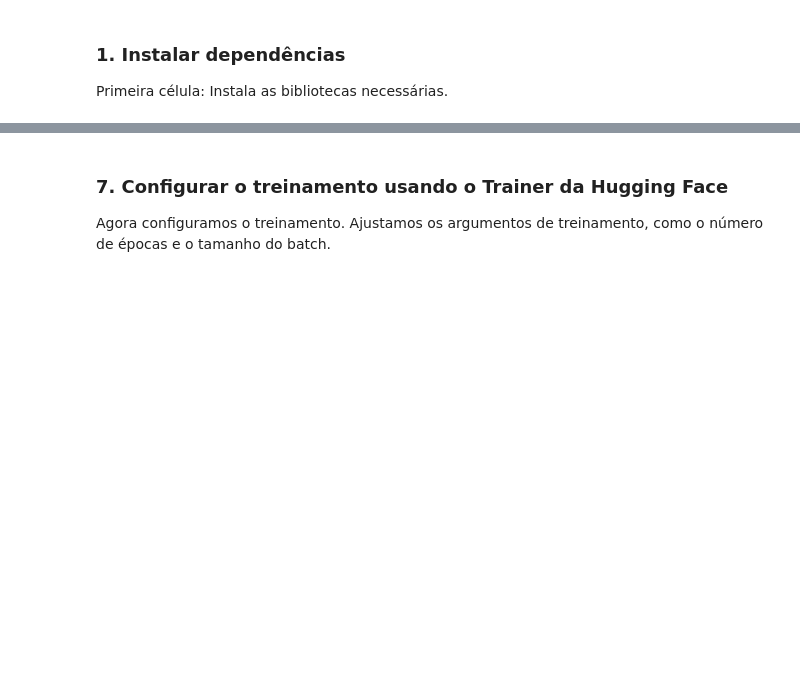
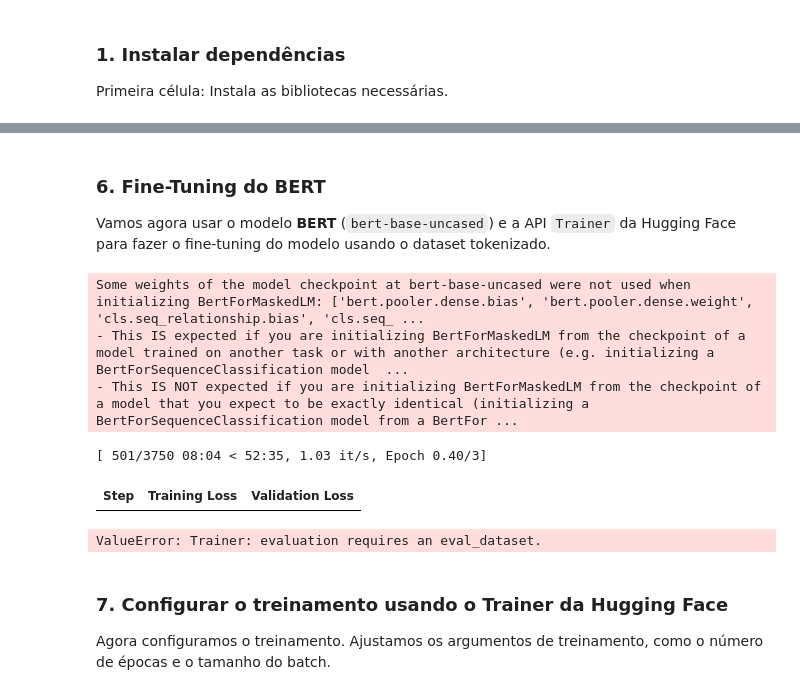
Before and after one commit to guilherme-argentino/fiap-ia4devs-techchallenge-fase3, a Jupyter notebook: Fase3_TechChallenge.ipynb, the cells around one changed output, grey strips where cells are left out. Drawn from its saved outputs; the diff is of its cells as text; code cells hidden in the pictures; blank space fills up the shorter version.

```diff
--- a/Fase3_TechChallenge.ipynb
+++ b/Fase3_TechChallenge.ipynb
@@ -19,11 +37,11 @@ Usando o pandas para carregar o arquivo `trn.json` no formato JSONL. Certifique-
 # %%
-import pandas as pd
+from datasets import load_dataset
 
 # Carregar o arquivo trn.json
-jsonl_file = '/content/trn.json'  # Ajuste o caminho conforme necessário
+jsonl_file = '/content/drive/MyDrive/FIAP/1IADT/Fase-3/LF-Amazon-1.3M/trn.json'  # Ajuste o caminho conforme necessário
 
 # Ler o arquivo jsonl com pandas
-df = pd.read_json(jsonl_file, lines=True)
+dataset = load_dataset('json', data_files=jsonl_file, split='train', streaming=True)
 
 # Exibir uma amostra dos dados
-df.head()
+print(next(iter(dataset)))
@@ -86,0 +103,8 @@ model = AutoModelForSequenceClassification.from_pretrained("bert-base-uncased",
+# %%
+from datasets import Dataset
+
+# Converter os dados tokenizados em um Dataset da Hugging Face
+hf_dataset = Dataset.from_list(dados_tokenizados)
+
+# Mostrar um exemplo do dataset
+hf_dataset[0]
@@ -87,3 +129,41 @@ model = AutoModelForSequenceClassification.from_pretrained("bert-base-uncased",
+# %% [markdown]
+### 6. Fine-Tuning do BERT
+Vamos agora usar o modelo **BERT** (`bert-base-uncased`) e a API `Trainer` da Hugging Face para fazer o fine-tuning do modelo usando o dataset tokenizado.
+# %%
+from transformers import BertForMaskedLM, Trainer, TrainingArguments
+
+# Carregar o modelo BERT para Masked Language Modeling
+model = BertForMaskedLM.from_pretrained("bert-base-uncased")
+
+# Definir os argumentos de treinamento
+training_args = TrainingArguments(
+    output_dir="./results",
+    evaluation_strategy="steps",
+    per_device_train_batch_size=8,
+    per_device_eval_batch_size=8,
+    logging_dir="./logs",
+    logging_steps=500,
+    save_steps=1000,
+    num_train_epochs=3,
+    save_total_limit=2,
+)
+
+# Inicializar o Trainer
+trainer = Trainer(
+    model=model,
+    args=training_args,
+    train_dataset=hf_dataset,
+)
+
+# Treinar o modelo
+trainer.train()
+# %% [output]
+Some weights of the model checkpoint at bert-base-uncased were not used when initializing BertForMaskedLM: ['bert.pooler.dense.bias', 'bert.pooler.dense.weight', 'cls.seq_relationship.bias', 'cls.seq_ ...
+- This IS expected if you are initializing BertForMaskedLM from the checkpoint of a model trained on another task or with another architecture (e.g. initializing a BertForSequenceClassification model  ...
+- This IS NOT expected if you are initializing BertForMaskedLM from the checkpoint of a model that you expect to be exactly identical (initializing a BertForSequenceClassification model from a BertFor ...
+[ 501/3750 08:04 < 52:35, 1.03 it/s, Epoch 0.40/3]
+| Step | Training Loss | Validation Loss |
+ValueError: Trainer: evaluation requires an eval_dataset.
 # %% [markdown]
 ### 7. Configurar o treinamento usando o Trainer da Hugging Face
 
```
Also changed, not shown: parts of 16 cells of this notebook.
